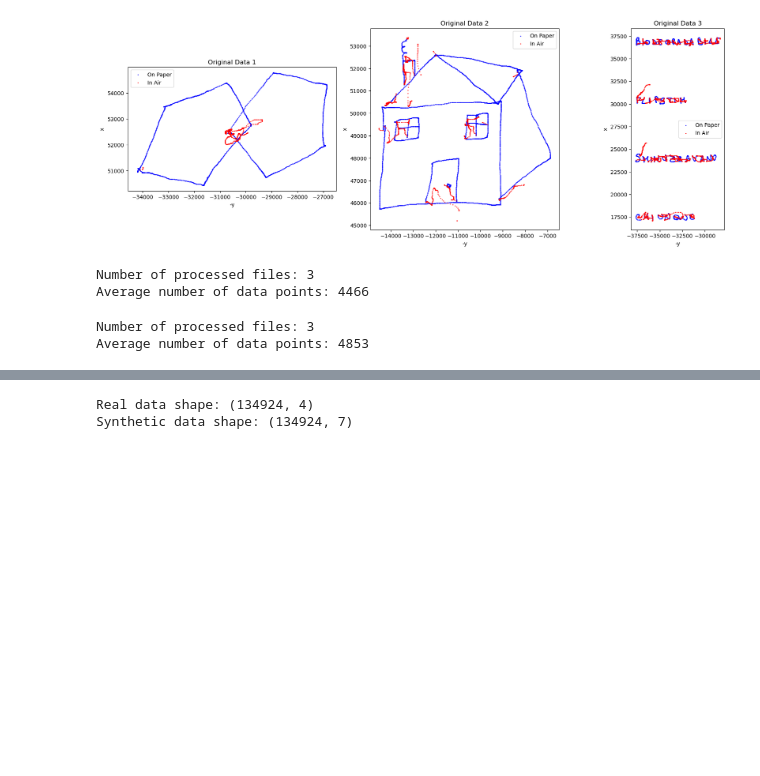
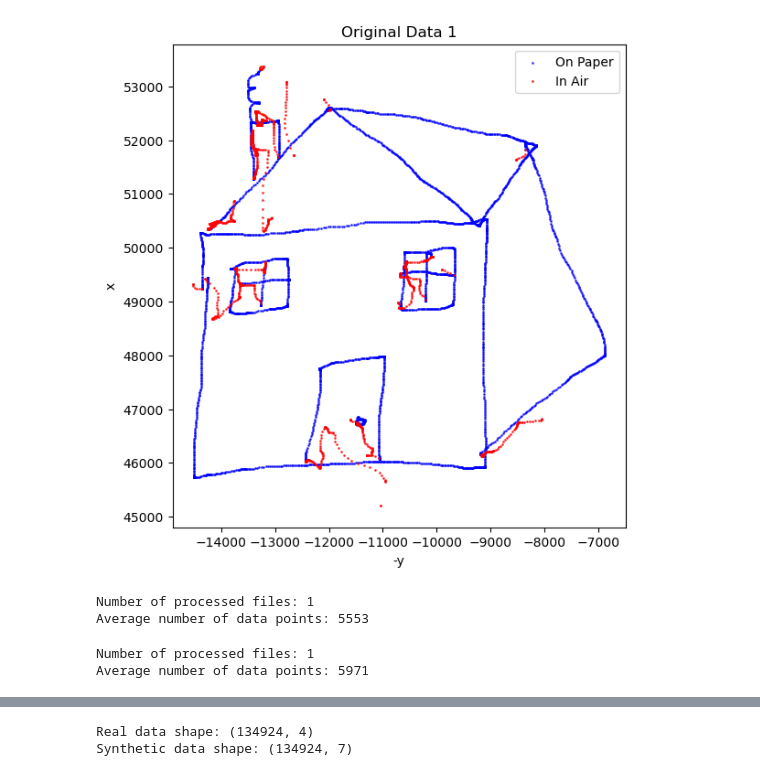
Before and after one commit to jaypeepeep/SC-Beta-VAE-GAN, a Jupyter notebook: model/VAEGAN Checkpoint 1.5.2.6 PreTrained.ipynb, the cells around one changed output, grey strips where cells are left out. Drawn from its saved outputs; the diff is of its cells as text; code cells hidden in the pictures; blank space fills up the shorter version.

```diff
--- a/model/VAEGAN Checkpoint 1.5.2.6 PreTrained.ipynb
+++ b/model/VAEGAN Checkpoint 1.5.2.6 PreTrained.ipynb
@@ -61,38 +61,38 @@ def upload_and_process_files(directory, num_files_to_use=None):
         data_frames.append(df)
         scaler = MinMaxScaler()
         normalized_data = scaler.fit_transform(df[['x', 'y', 'timestamp']])
         scalers.append(scaler)
 
         on_paper = df[df['pen_status'] == 1]
         in_air = df[df['pen_status'] == 0]
         axs[i].scatter(-on_paper['y'], on_paper['x'], c='blue', s=1, alpha=0.7, label='On Paper')
         axs[i].scatter(-in_air['y'], in_air['x'], c='red', s=1, alpha=0.7, label='In Air')
         axs[i].set_title(f'Original Data {i + 1}')
         axs[i].set_xlabel('-y')
         axs[i].set_ylabel('x')
         axs[i].legend()
         axs[i].set_aspect('equal')
 
     plt.show()
 
     processed_data = [np.column_stack((scaler.transform(df[['x', 'y', 'timestamp']]), df['pen_status'].values))
                       for df, scaler in zip(data_frames, scalers)]
     avg_data_points = int(np.mean([df.shape[0] for df in data_frames]))
 
     return data_frames, processed_data, scalers, avg_data_points, input_filenames, original_data_frames  # Return original data
 
-directory = 'All'  # Directory where the .svc files are stored
-num_files_to_use = 3
+directory = 'Task2'  # Directory where the .svc files are stored
+num_files_to_use = 1
 data_frames, processed_data, scalers, avg_data_points, input_filenames, original_data_frames = upload_and_process_files(directory, num_files_to_use)
 
 # Store the name of the first file for use in Cell 4
 input_filename = input_filenames[0] if input_filenames else 'processed_data'
 print(f"Number of processed files: {len(processed_data)}")
 print(f"Average number of data points: {avg_data_points}")
 # %% [output]
-[figure, old version]
+[figure, new version]
-Number of processed files: 3
-Average number of data points: 4466
+Number of processed files: 1
+Average number of data points: 5553
 # %%
 # Cell 3
 # Process each DataFrame instead of just the first one
@@ -217,8 +217,8 @@ data_frames, processed_data, scalers, avg_data_points, original_filenames = proc
 print(f"Number of processed files: {len(processed_data)}")
 print(f"Average number of data points: {avg_data_points}")
 # %% [output]
-Number of processed files: 3
-Average number of data points: 4853
+Number of processed files: 1
+Average number of data points: 5971
 # %%
 # Cell 6 (modified)
 class VAE(tf.keras.Model):
```
Also changed, not shown: parts of 6 cells of this notebook, 1 other file.
